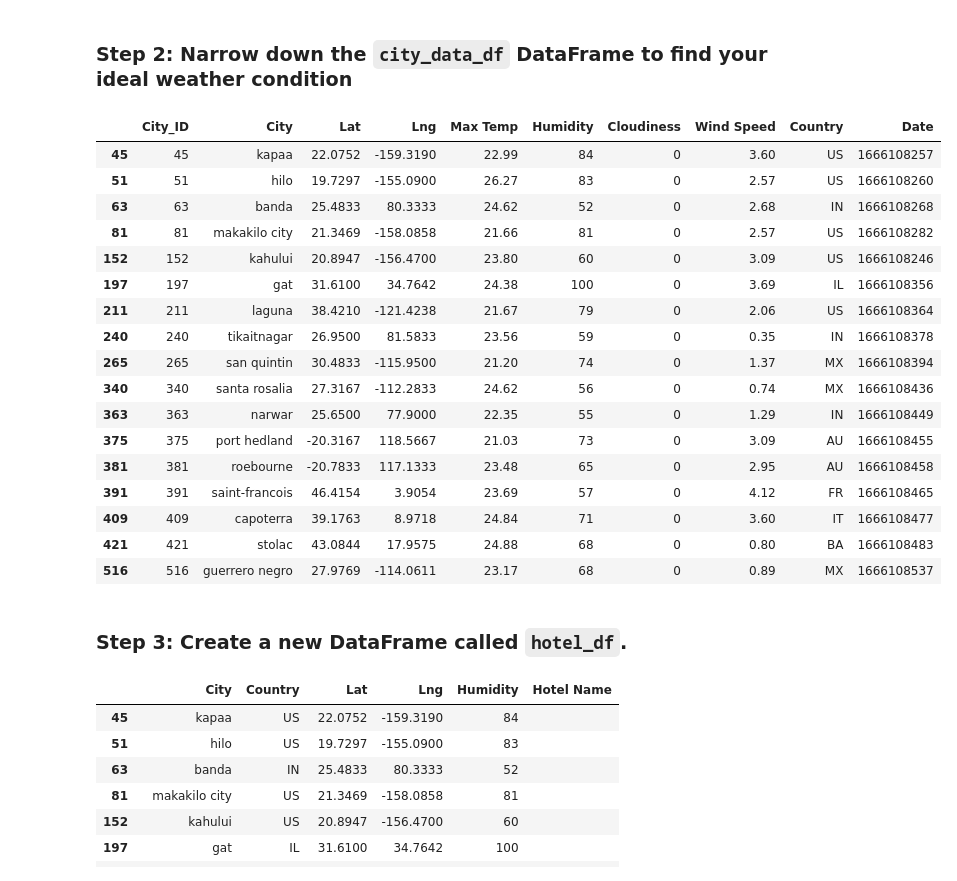
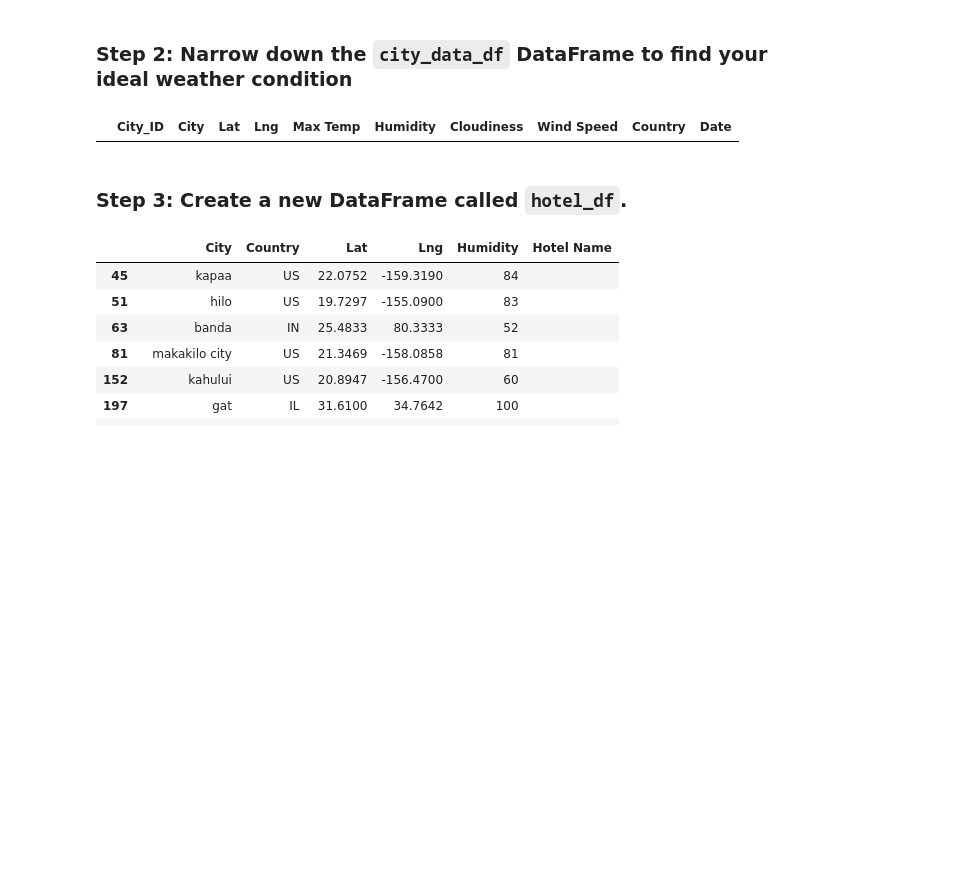
Before and after one commit to dhancke/python_api_challenge, a Jupyter notebook: Starter_Code/starter_code/VacationPy_DH.ipynb, the cells around one changed output. Cells and saved outputs as stored; diff of their text form; code cells hidden in the pictures; blank space fills up the shorter version.

```diff
--- a/Starter_Code/starter_code/VacationPy_DH.ipynb
+++ b/Starter_Code/starter_code/VacationPy_DH.ipynb
@@ -17,7 +17,7 @@ from api_keys import geoapify_key
 [interactive output not drawn]
 # %%
 # Load the CSV file created in Part 1 into a Pandas DataFrame
-csv_file = Path("output_data/cities.csv")
+csv_file = Path("../output_data/cities.csv")
 city_data_df = pd.read_csv(csv_file)
 
 # Display sample data
@@ -57,34 +57,17 @@ base_url ="https://api.geoapify.com/v1/geocode/search?"
 # %%
 # Narrow down cities that fit criteria and drop any results with null values
 ideal_weather_df = pd.DataFrame(city_data_df, columns = ["City_ID", "City", "Lat", "Lng", "Max Temp", "Humidity", "Cloudiness", "Wind Speed", "Country", "Date"])
 
 max_temp =(ideal_weather_df["Max Temp"] <= 25) & (ideal_weather_df["Max Temp"] > 20)
 wind_speed = ideal_weather_df["Wind Speed"] <5
-cloudiness = ideal_weather_df["Cloudiness"] ==0
+cloudiness = ideal_weather_df["Cloudiness"] == 0
 humidity = ideal_weather_df["Humidity"] < 50
 
 # Display sample data
-ideal_weather_df =ideal_weather_df[max_temp &wind_speed & cloudiness & humidity]
-ideal_weather_df
+ideal_weather_df =ideal_weather_df[max_temp & wind_speed & cloudiness & humidity]
+ideal_weather_df.head()
 # %% [output]
 |  | City_ID | City | Lat | Lng | Max Temp | Humidity | Cloudiness | Wind Speed | Country | Date |
-| 45 | 45 | kapaa | 22.0752 | -159.3190 | 22.99 | 84 | 0 | 3.60 | US | 1666108257 |
-| 51 | 51 | hilo | 19.7297 | -155.0900 | 26.27 | 83 | 0 | 2.57 | US | 1666108260 |
-| 63 | 63 | banda | 25.4833 | 80.3333 | 24.62 | 52 | 0 | 2.68 | IN | 1666108268 |
-| 81 | 81 | makakilo city | 21.3469 | -158.0858 | 21.66 | 81 | 0 | 2.57 | US | 1666108282 |
-| 152 | 152 | kahului | 20.8947 | -156.4700 | 23.80 | 60 | 0 | 3.09 | US | 1666108246 |
-| 197 | 197 | gat | 31.6100 | 34.7642 | 24.38 | 100 | 0 | 3.69 | IL | 1666108356 |
-| 211 | 211 | laguna | 38.4210 | -121.4238 | 21.67 | 79 | 0 | 2.06 | US | 1666108364 |
-| 240 | 240 | tikaitnagar | 26.9500 | 81.5833 | 23.56 | 59 | 0 | 0.35 | IN | 1666108378 |
-| 265 | 265 | san quintin | 30.4833 | -115.9500 | 21.20 | 74 | 0 | 1.37 | MX | 1666108394 |
-| 340 | 340 | santa rosalia | 27.3167 | -112.2833 | 24.62 | 56 | 0 | 0.74 | MX | 1666108436 |
-| 363 | 363 | narwar | 25.6500 | 77.9000 | 22.35 | 55 | 0 | 1.29 | IN | 1666108449 |
-| 375 | 375 | port hedland | -20.3167 | 118.5667 | 21.03 | 73 | 0 | 3.09 | AU | 1666108455 |
-| 381 | 381 | roebourne | -20.7833 | 117.1333 | 23.48 | 65 | 0 | 2.95 | AU | 1666108458 |
-| 391 | 391 | saint-francois | 46.4154 | 3.9054 | 23.69 | 57 | 0 | 4.12 | FR | 1666108465 |
-| 409 | 409 | capoterra | 39.1763 | 8.9718 | 24.84 | 71 | 0 | 3.60 | IT | 1666108477 |
-| 421 | 421 | stolac | 43.0844 | 17.9575 | 24.88 | 68 | 0 | 0.80 | BA | 1666108483 |
-| 516 | 516 | guerrero negro | 27.9769 | -114.0611 | 23.17 | 68 | 0 | 0.89 | MX | 1666108537 |
 # %% [markdown]
 ### Step 3: Create a new DataFrame called `hotel_df`.
 # %%
```
Also changed, not shown: parts of 1 cell of this notebook.
